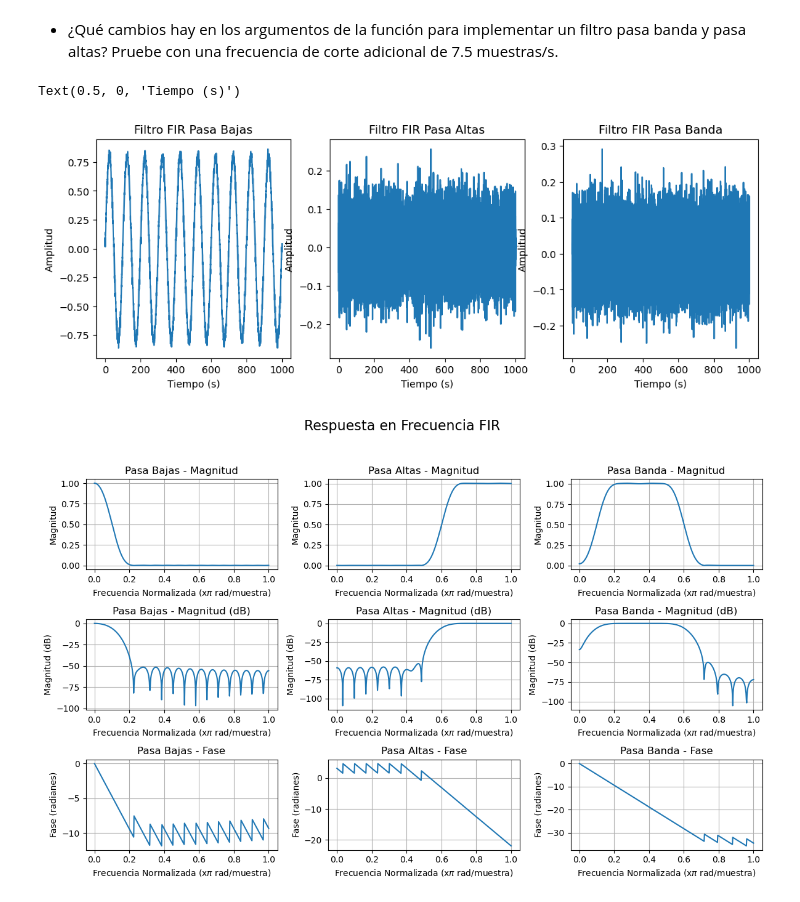
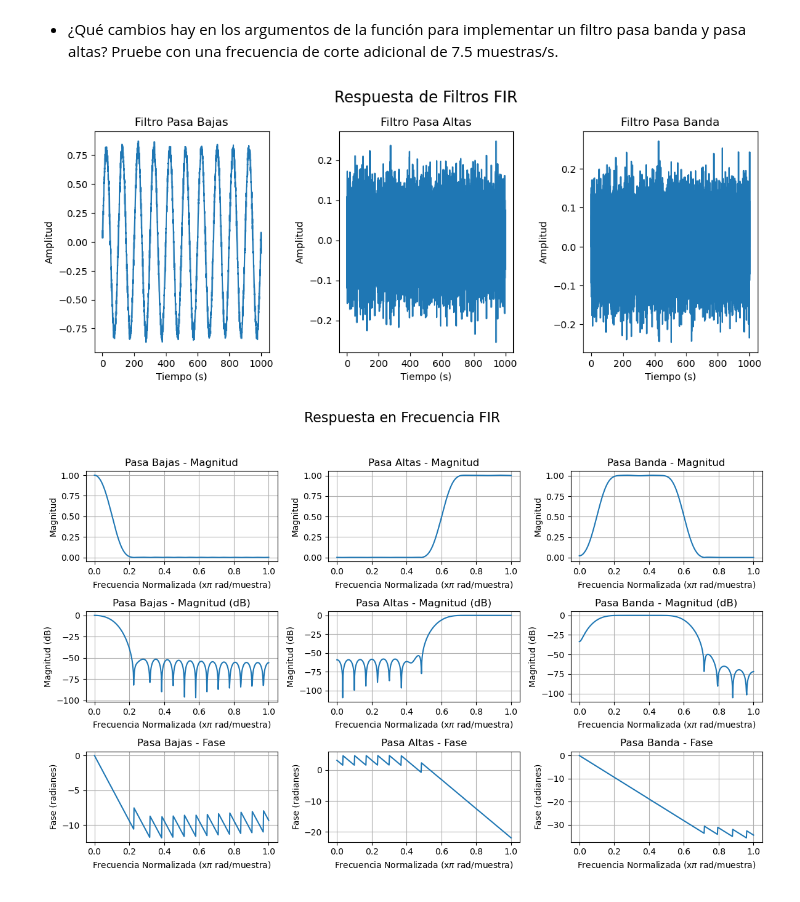
Before and after one commit to LuEnciso21/BIOSENALES24II, a Jupyter notebook: Practica6/P6_FILTROS_LUISAENCISO_JADERCHINGAL.ipynb, the cells around one changed output. Drawn from its saved outputs; the diff is of its cells as text; code cells hidden in the pictures.

```diff
--- a/Practica6/P6_FILTROS_LUISAENCISO_JADERCHINGAL.ipynb
+++ b/Practica6/P6_FILTROS_LUISAENCISO_JADERCHINGAL.ipynb
@@ -272,27 +225,10 @@ wn_low = 7.5/nyquist #frecuencia de corte normalizada respecto nyquist
 wn_high= 1.25/nyquist
 bandpass = signal.firwin(order+1,[wn_high,wn_low], pass_zero = 'bandpass',window='hamming') #filtro
 y_fpbd_30 = signal.filtfilt(b=bandpass,a=1,x=y_e) # aplicación del filtro
-# %%
-plt.figure(figsize=(12,4))
-
-plt.subplot(131)
-plt.plot(n,y_fpb_30)
-plt.title("Filtro FIR Pasa Bajas")
-plt.ylabel("Amplitud")
-plt.xlabel("Tiempo (s)")
-plt.subplot(132)
-plt.plot(n,y_fpa_30)
-plt.title("Filtro FIR Pasa Altas")
-plt.ylabel("Amplitud")
-plt.xlabel("Tiempo (s)")
-plt.subplot(133)
-plt.plot(n,y_fpbd_30)
-plt.title("Filtro FIR Pasa Banda")
-plt.ylabel("Amplitud")
-plt.xlabel("Tiempo (s)")
-# %% [output]
-Text(0.5, 0, 'Tiempo (s)')
-[figure, removed]
+# %%
+plot_filters(n, y_fpb_30, y_fpa_30, y_fpbd_30, "Respuesta de Filtros FIR")
+# %% [output]
+[figure, added]
 # %%
 mfreqz(lowpass,highpass, bandpass, a=1, order=30, nyq_rate=1,main_title="Respuesta en Frecuencia FIR")
 # %% [output]
```
Also changed, not shown: parts of 32 cells of this notebook.
